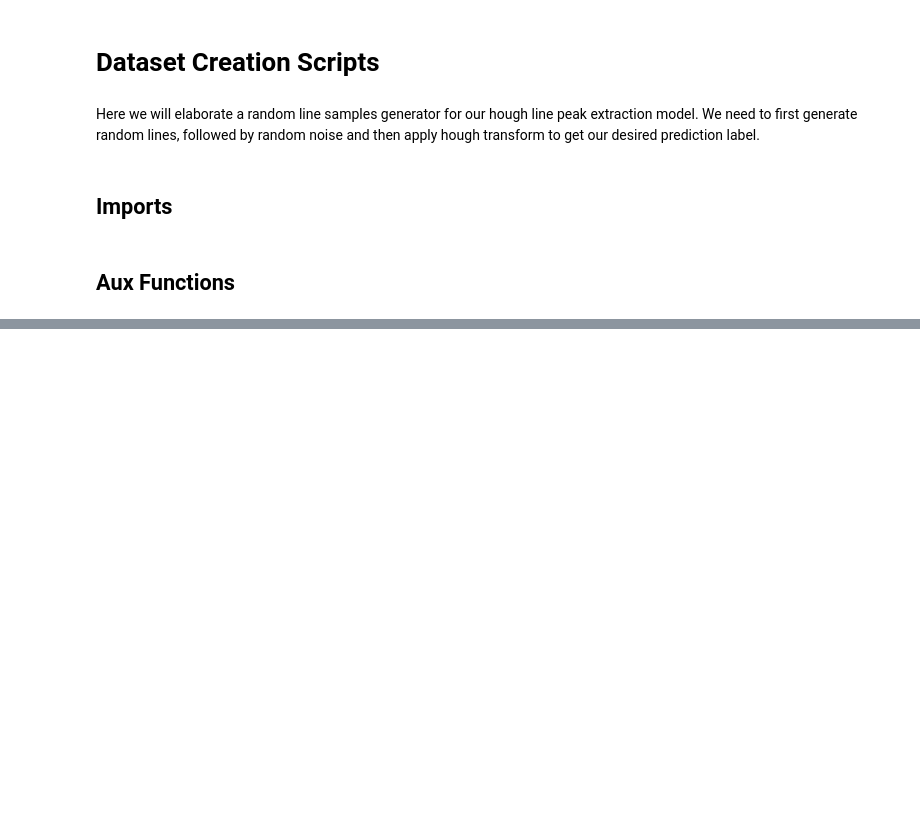
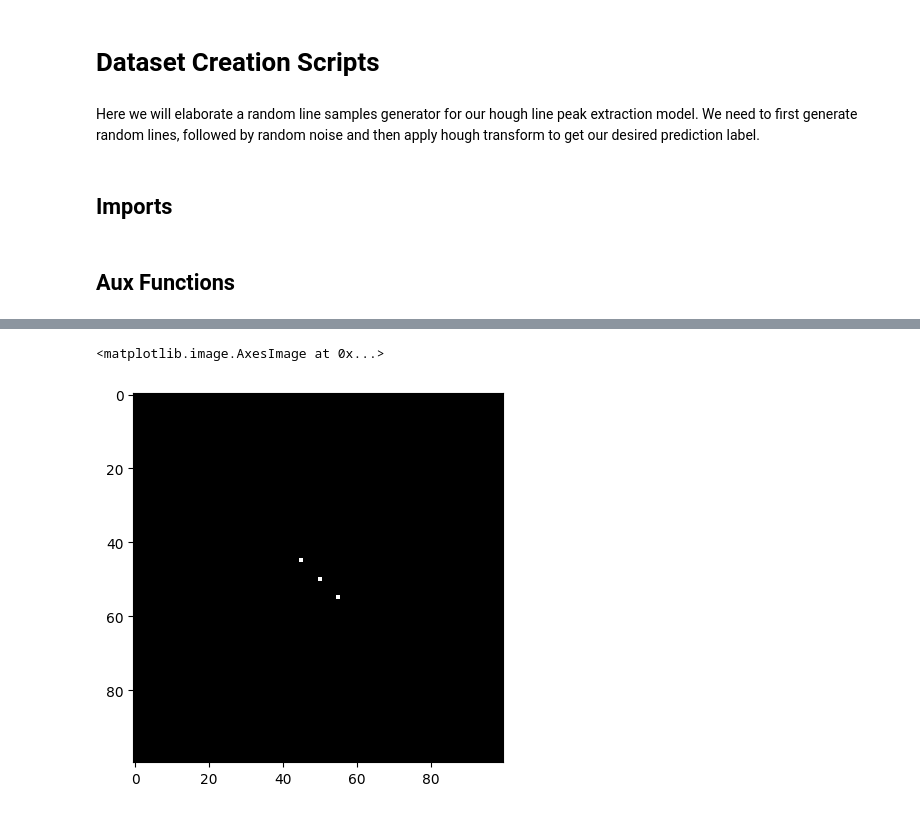
Before and after one commit to ceschini/ht-peaks-detection, a Jupyter notebook: notebooks/create-dataset.ipynb, the cells around one changed output, grey strips where cells are left out. Drawn from its saved outputs; the diff is of its cells as text; code cells hidden in the pictures; blank space fills up the shorter version.

```diff
--- a/notebooks/create-dataset.ipynb
+++ b/notebooks/create-dataset.ipynb
@@ -165,0 +166,10 @@ draw_detected_lines(img, lines)
+# %%
+dims = (100, 100)
+blank = np.zeros(dims)
+blank[50][50] = 255
+blank[45][45] = 255
+blank[55][55] = 255
+plt.imshow(blank, cmap=cm.gray)
+# %% [output]
+<matplotlib.image.AxesImage at 0x...>
+[figure, added]
```
Also changed, not shown: parts of 6 cells of this notebook, 5 other files.
